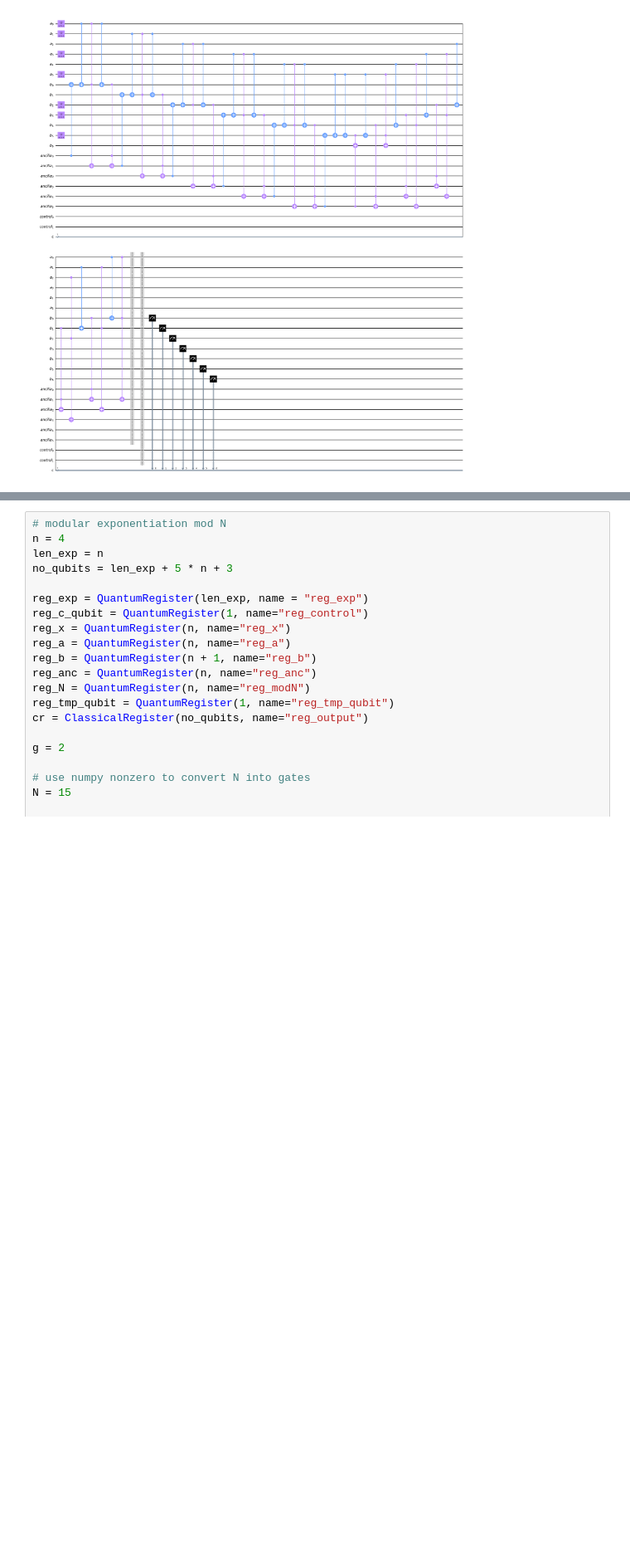
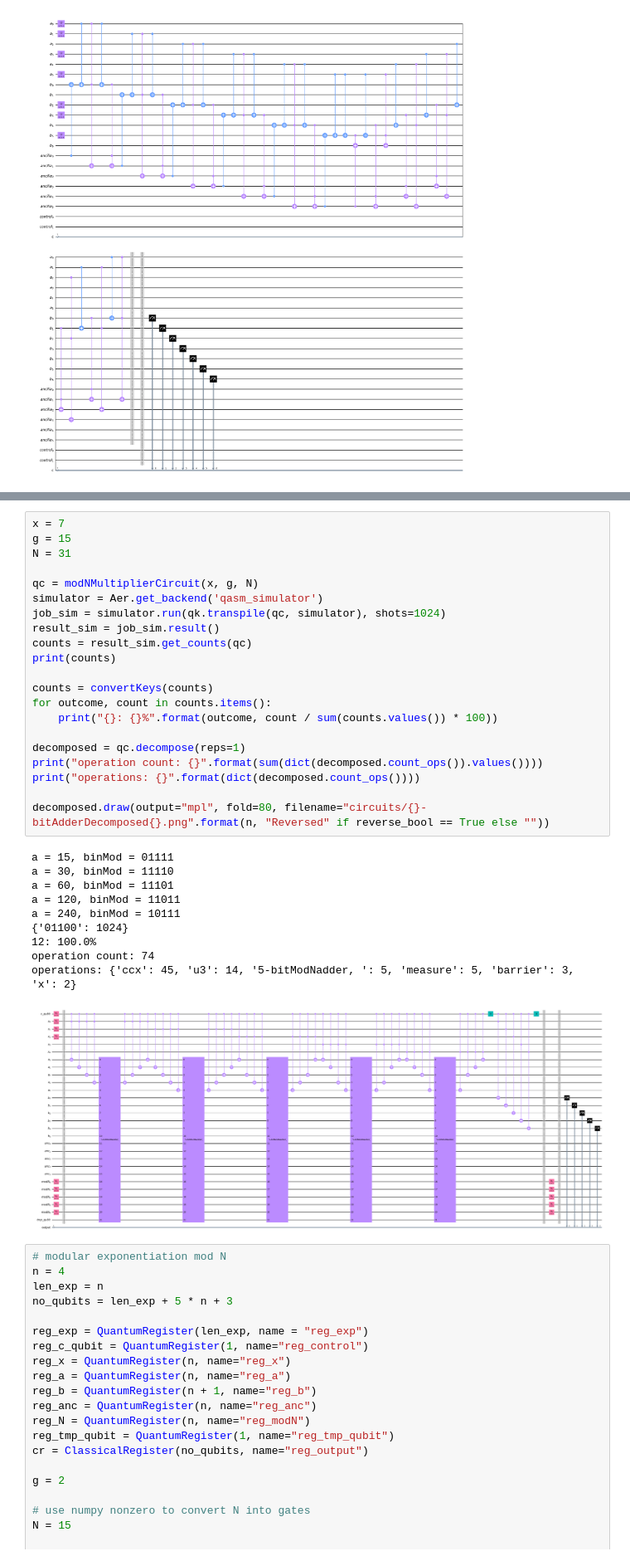
Before and after one commit to JuliuszSyrewicz/quantumFactorization, a Jupyter notebook: demo.ipynb, the cells around one changed output, grey strips where cells are left out. Shown at 83% size. Cells and saved outputs as stored; diff of their text form; blank space fills up the shorter version.

```diff
--- a/demo.ipynb
+++ b/demo.ipynb
@@ -255,3 +143,35 @@ qc.decompose(reps=reps).draw(output="mpl", fold=-1, scale=0.3, filename="circuit
+# %%
+x = 7
+g = 15
+N = 31
+
+qc = modNMultiplierCircuit(x, g, N)
+simulator = Aer.get_backend('qasm_simulator')
+job_sim = simulator.run(qk.transpile(qc, simulator), shots=1024)
+result_sim = job_sim.result()
+counts = result_sim.get_counts(qc)
+print(counts)
+
+counts = convertKeys(counts)
+for outcome, count in counts.items():
+    print("{}: {}%".format(outcome, count / sum(counts.values()) * 100))
+
+decomposed = qc.decompose(reps=1)
+print("operation count: {}".format(sum(dict(decomposed.count_ops()).values())))
+print("operations: {}".format(dict(decomposed.count_ops())))
+
+decomposed.draw(output="mpl", fold=80, filename="circuits/{}-bitAdderDecomposed{}.png".format(n, "Reversed" if reverse_bool == True else ""))
+# %% [output]
+a = 15, binMod = 01111
+a = 30, binMod = 11110
+a = 60, binMod = 11101
+a = 120, binMod = 11011
+a = 240, binMod = 10111
+{'01100': 1024}
+12: 100.0%
+operation count: 74
+operations: {'ccx': 45, 'u3': 14, '5-bitModNadder, ': 5, 'measure': 5, 'barrier': 3, 'x': 2}
+[figure, added]
 # %%
 # modular exponentiation mod N
 n = 4
```
Also changed, not shown: parts of 4 cells of this notebook, 2 other files.
